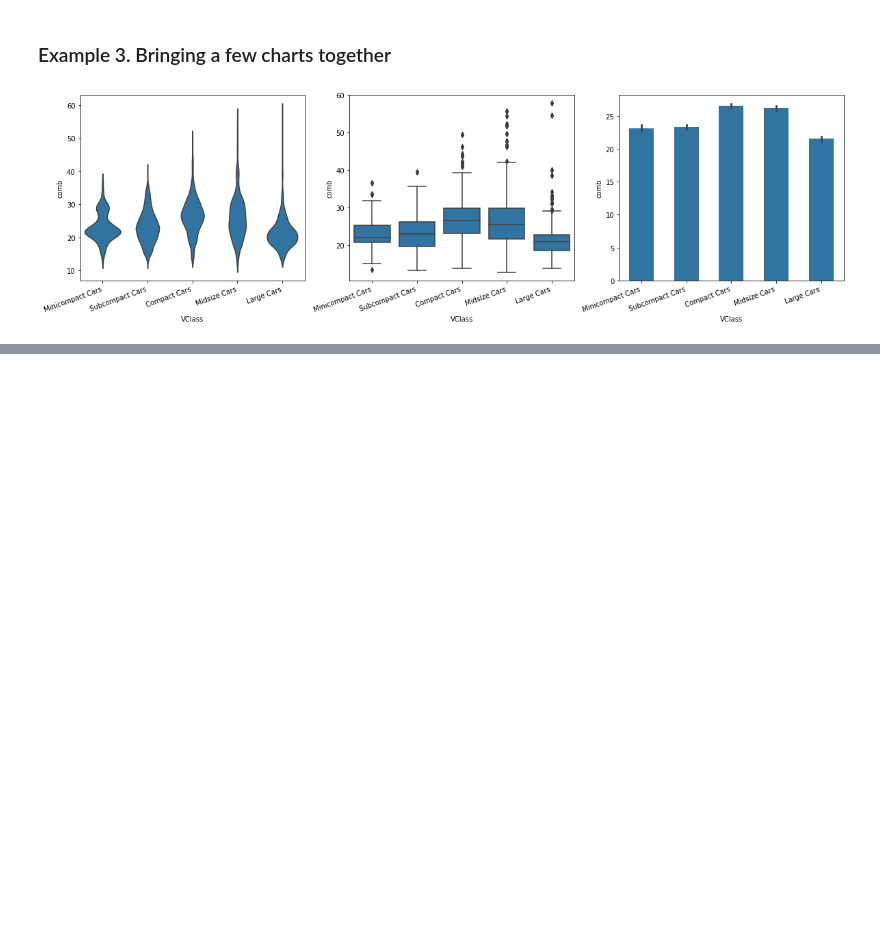
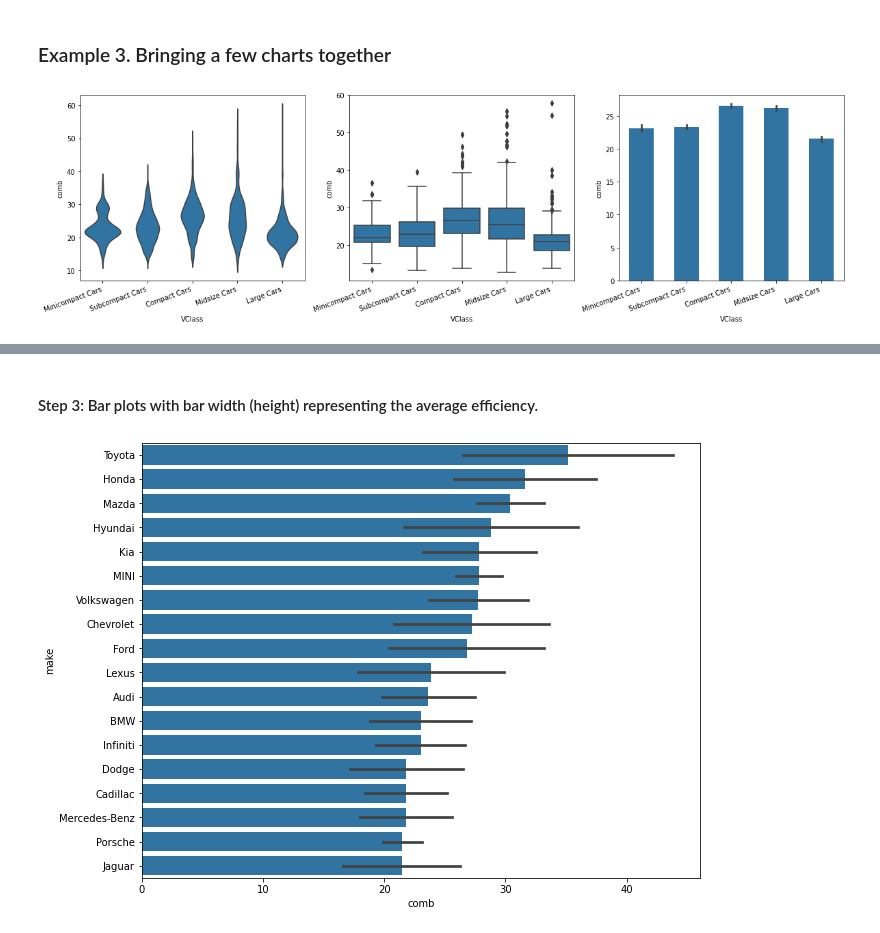
Before and after one commit to Alex-YuZ/Data-Visualization, a Jupyter notebook: Bar_Chart.ipynb, the cells around one changed output, grey strips where cells are left out. Drawn from its saved outputs; the diff is of its cells as text; code cells hidden in the pictures; blank space fills up the shorter version.

Commit message:
feat: Add example on barplots with width/height  being the average efficiency.

```diff
--- a/Bar_Chart.ipynb
+++ b/Bar_Chart.ipynb
@@ -565,0 +570,13 @@ axes[2].set_xticklabels(axes[2].get_xticklabels(), rotation=20, ha='right');
+# %%
+threshold = 80
+
+make_freq_mask = fuel_econ['make'].value_counts() > threshold
+
+n_make_freq = np.sum(make_freq_mask)
+
+make_freq_idx = fuel_econ['make'].value_counts()[make_freq_mask].index
+
+most_makes = fuel_econ[fuel_econ['make'].isin(make_freq_idx)]
+
+print("There are {} manufacturers with output beyond {}.\n".format(n_make_freq, threshold))
+print("These manufactureres are: \n{}".format('\n'.join(make_freq_idx)))
@@ -565,0 +603,6 @@ axes[2].set_xticklabels(axes[2].get_xticklabels(), rotation=20, ha='right');
+# %%
+make_means = most_makes.groupby('make')['comb'].mean()
+
+facet_order = make_means.sort_values(ascending=False).index
+
+print("Ordered by average efficiency (in descending order): \n{}".format('\n'.join(facet_order)))
@@ -565,0 +629,9 @@ axes[2].set_xticklabels(axes[2].get_xticklabels(), rotation=20, ha='right');
+# %% [markdown]
+#### Step 3: Bar plots with bar width (height) representing the average efficiency.
+# %%
+plt.figure(figsize=(10, 8))
+
+base_color = sns.color_palette()[0]
+sns.barplot(data=most_makes, x='comb', y='make', color=base_color, order=facet_order, ci='sd');
+# %% [output]
+[figure, added]
```
Also changed, not shown: parts of 6 cells of this notebook.
